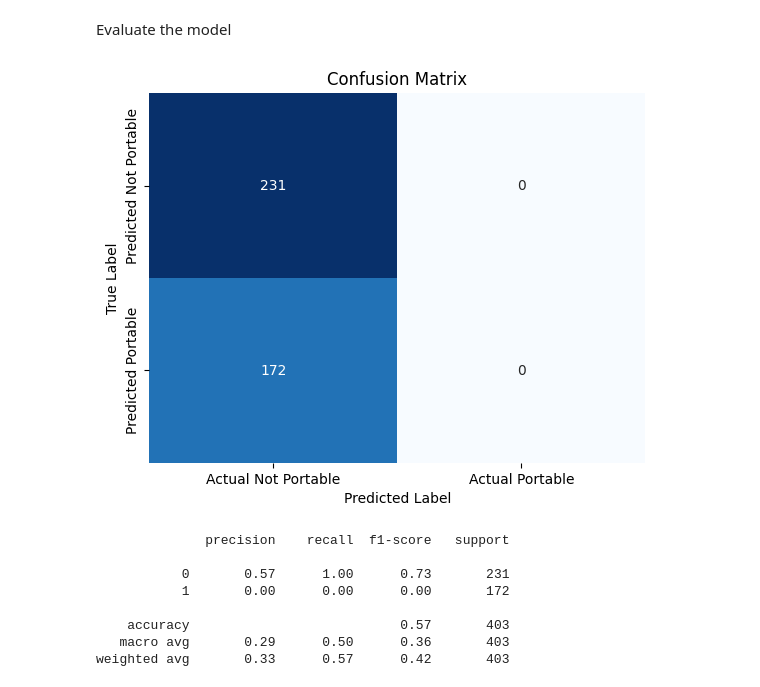
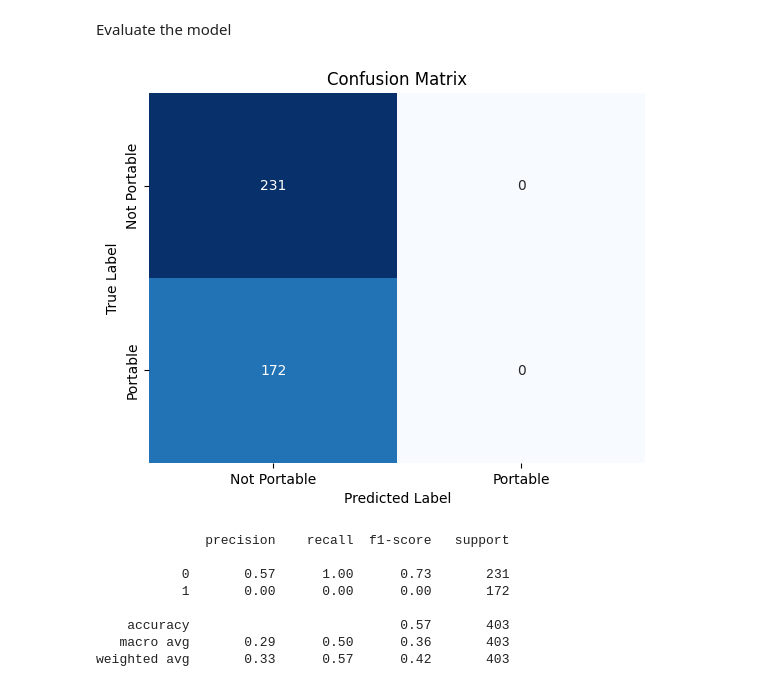
Before and after one commit to rahulbijoor/water-potability-prediction, a Jupyter notebook: water-potability-prediction.ipynb, the cells around one changed output. Drawn from its saved outputs; the diff is of its cells as text; code cells hidden in the pictures.

```diff
--- a/water-potability-prediction.ipynb
+++ b/water-potability-prediction.ipynb
@@ -177,19 +177,19 @@ Name: Potability, Length: 2011, dtype: int64
 X_train, X_test, y_train, y_test = train_test_split(X, y, test_size=0.2, random_state=42)
 model = LogisticRegression()
 model.fit(X_train, y_train)
-predictions = model.predict(X_test)
+lr_pred = model.predict(X_test)
 # %% [markdown]
 Evaluate the model
 # %%
-cm = confusion_matrix(y_test, predictions)
+lr_matrix= confusion_matrix(y_test, lr_pred)
 
-sns.heatmap(cm, annot=True, fmt='d', cmap='Blues', cbar=False,
-            xticklabels=['Actual Not Portable', 'Actual Portable'],
-            yticklabels=['Predicted Not Portable', 'Predicted Portable'])
+sns.heatmap(lr_matrix, annot=True, fmt='d', cmap='Blues', cbar=False,
+
+            xticklabels=['Not Portable', 'Portable'],yticklabels=['Not Portable', 'Portable'],)
 plt.xlabel('Predicted Label')
 plt.ylabel('True Label')
 plt.title('Confusion Matrix')
 plt.show()
 # %% [output]
-[figure, old version]
+[figure, new version]
 # %%
```
Also changed, not shown: parts of 10 cells of this notebook.
